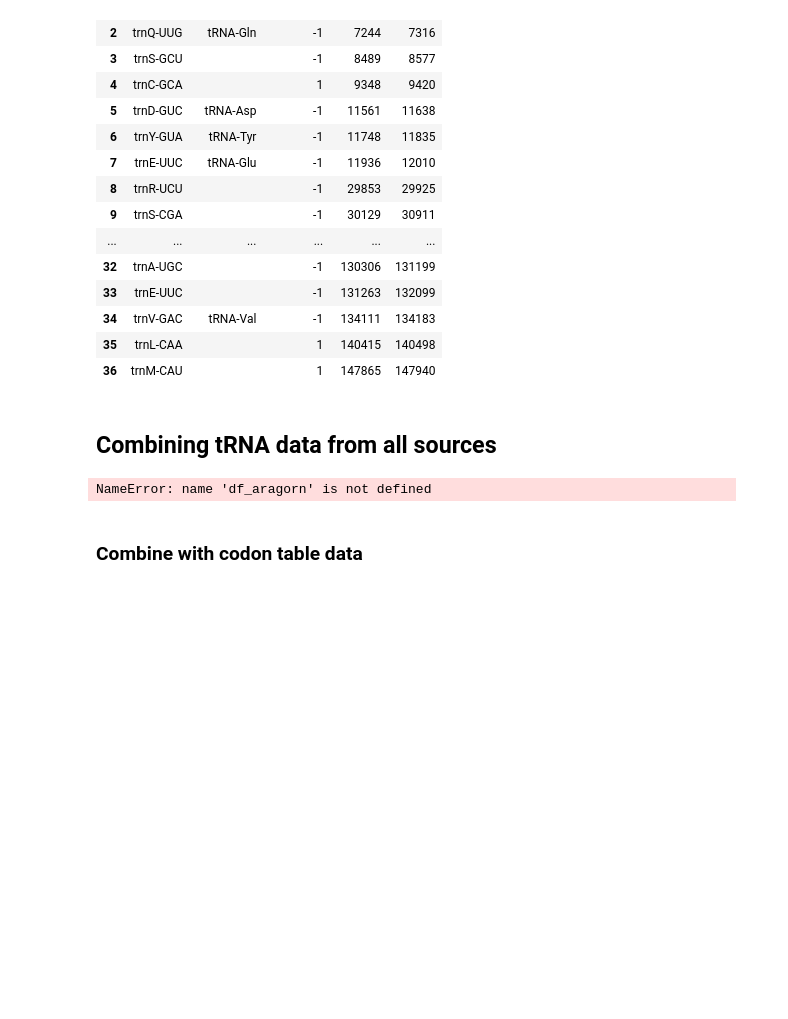
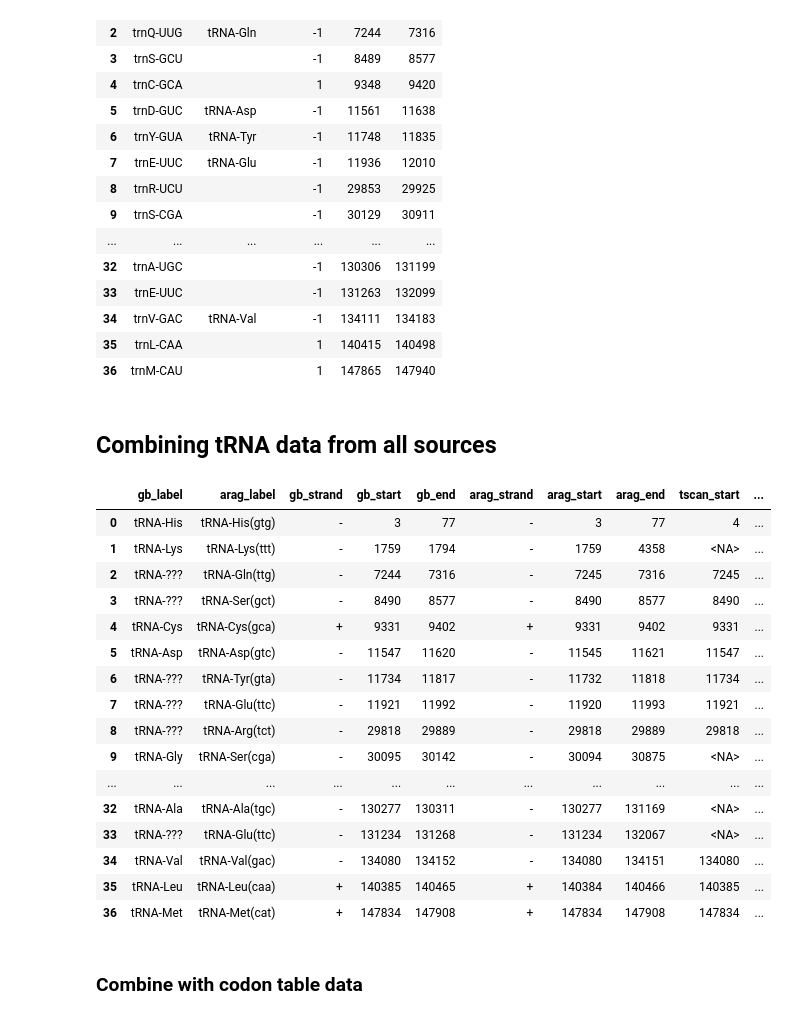
Before and after one commit to asan-emirsaleh/plastome_postprocessing, a Jupyter notebook: troubleshoot_cc.ipynb, the cells around one changed output. Drawn from its saved outputs; the diff is of its cells as text; code cells hidden in the pictures; blank space fills up the shorter version.

```diff
--- a/troubleshoot_cc.ipynb
+++ b/troubleshoot_cc.ipynb
@@ -952,36 +952,52 @@ def merge_trna_dataframes(df_aragorn, df_trnascan, df_cp_trna, tolerance=15):
     for k, cp_row in df_cp.iterrows():
         if k not in cp_matched:
             merged_rows.append(cp_row.to_dict())
 
     # Create the final merged dataframe
     df_merged = pd.DataFrame(merged_rows)
 
     # Sort by the first available start position
     def get_sort_key(row):
         if pd.notna(row.get('gb_start')):
             return row['gb_start']
         elif pd.notna(row.get('tscan_start')):
             return row['tscan_start']
         elif pd.notna(row.get('cp_start')):
             return row['cp_start']
         else:
             return float('inf')
 
     df_merged['sort_key'] = df_merged.apply(get_sort_key, axis=1)
     df_merged = df_merged.sort_values('sort_key').drop('sort_key', axis=1)
     df_merged = df_merged.reset_index(drop=True)
 
     # convert position data from float to integer values
-    df_merged['tscan_start'] = df_merged['tscan_start'].astype('int')
-    df_merged['tscan_end'] = df_merged['tscan_end'].astype('int')
+    df_merged['tscan_start'] = df_merged['tscan_start'].astype('Int64')
+    df_merged['tscan_end'] = df_merged['tscan_end'].astype('Int64')
 
     return df_merged
 
 # Example usage:
 df_comb = merge_trna_dataframes(df_aragorn, df_trnascan, df_cp_trna, tolerance=40)
 display(df_comb)
 # %% [output]
-NameError: name 'df_aragorn' is not defined
+|  | gb_label | arag_label | gb_strand | gb_start | gb_end | arag_strand | arag_start | arag_end | tscan_start | ... |
+| 0 | tRNA-His | tRNA-His(gtg) | - | 3 | 77 | - | 3 | 77 | 4 | ... |
+| 1 | tRNA-Lys | tRNA-Lys(ttt) | - | 1759 | 1794 | - | 1759 | 4358 | <NA> | ... |
+| 2 | tRNA-??? | tRNA-Gln(ttg) | - | 7244 | 7316 | - | 7245 | 7316 | 7245 | ... |
+| 3 | tRNA-??? | tRNA-Ser(gct) | - | 8490 | 8577 | - | 8490 | 8577 | 8490 | ... |
+| 4 | tRNA-Cys | tRNA-Cys(gca) | + | 9331 | 9402 | + | 9331 | 9402 | 9331 | ... |
+| 5 | tRNA-Asp | tRNA-Asp(gtc) | - | 11547 | 11620 | - | 11545 | 11621 | 11547 | ... |
+| 6 | tRNA-??? | tRNA-Tyr(gta) | - | 11734 | 11817 | - | 11732 | 11818 | 11734 | ... |
+| 7 | tRNA-??? | tRNA-Glu(ttc) | - | 11921 | 11992 | - | 11920 | 11993 | 11921 | ... |
+| 8 | tRNA-??? | tRNA-Arg(tct) | - | 29818 | 29889 | - | 29818 | 29889 | 29818 | ... |
+| 9 | tRNA-Gly | tRNA-Ser(cga) | - | 30095 | 30142 | - | 30094 | 30875 | <NA> | ... |
+| ... | ... | ... | ... | ... | ... | ... | ... | ... | ... | ... |
+| 32 | tRNA-Ala | tRNA-Ala(tgc) | - | 130277 | 130311 | - | 130277 | 131169 | <NA> | ... |
+| 33 | tRNA-??? | tRNA-Glu(ttc) | - | 131234 | 131268 | - | 131234 | 132067 | <NA> | ... |
+| 34 | tRNA-Val | tRNA-Val(gac) | - | 134080 | 134152 | - | 134080 | 134151 | 134080 | ... |
+| 35 | tRNA-Leu | tRNA-Leu(caa) | + | 140385 | 140465 | + | 140384 | 140466 | 140385 | ... |
+| 36 | tRNA-Met | tRNA-Met(cat) | + | 147834 | 147908 | + | 147834 | 147908 | 147834 | ... |
 # %% [markdown]
 ### Combine with codon table data
 # %%
```
Also changed, not shown: parts of 2 cells of this notebook, 2 other files.
